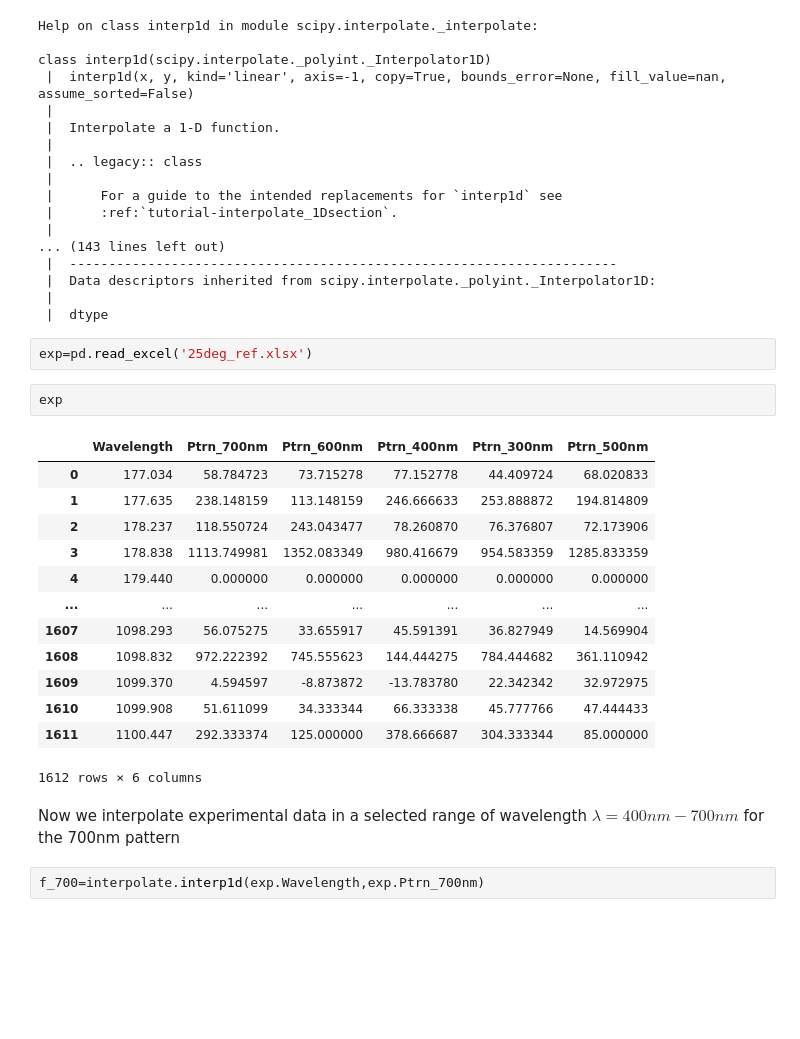
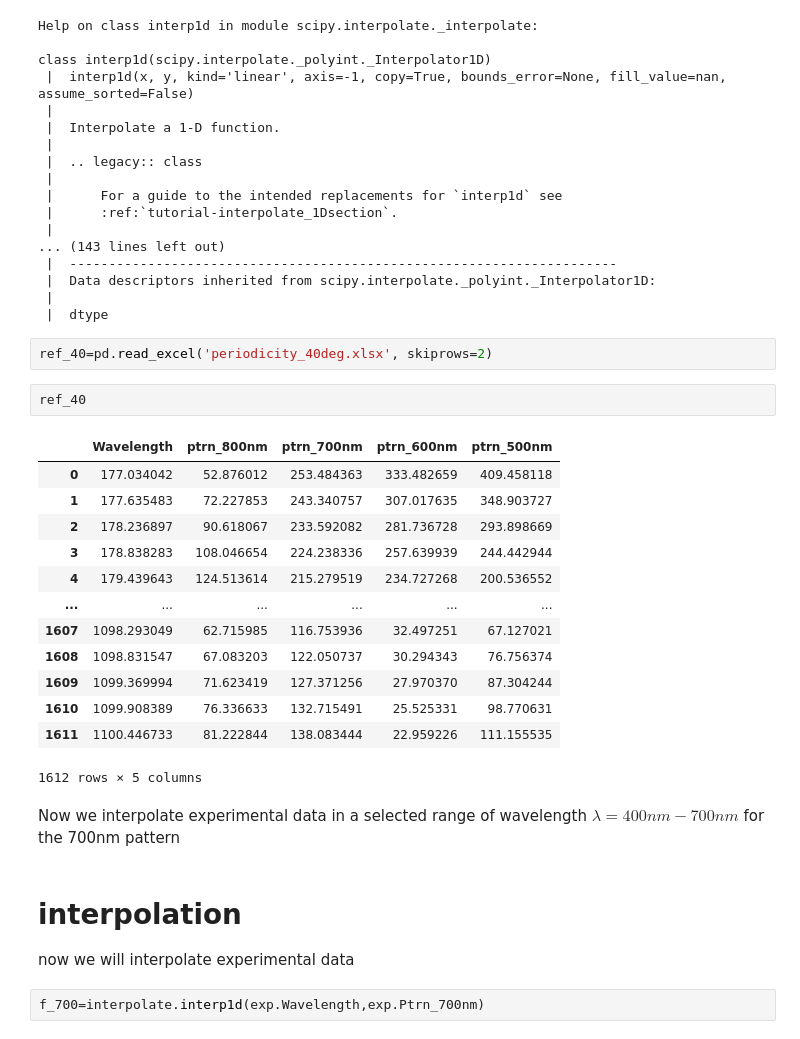
Before and after one commit to Feymankamal/Chromaticity-1931, a Jupyter notebook: colour_map.ipynb, the cells around one changed output. Cells and saved outputs as stored; diff of their text form; blank space fills up the shorter version.

Commit message:
work with real experimental data

```diff
--- a/colour_map.ipynb
+++ b/colour_map.ipynb
@@ -150,25 +150,28 @@ class interp1d(scipy.interpolate._polyint._Interpolator1D)
  |
  |  dtype
 # %%
-exp=pd.read_excel('25deg_ref.xlsx')
+ref_40=pd.read_excel('periodicity_40deg.xlsx', skiprows=2)
-# %%
-exp
-# %% [output]
-|  | Wavelength | Ptrn_700nm | Ptrn_600nm | Ptrn_400nm | Ptrn_300nm | Ptrn_500nm |
-| 0 | 177.034 | 58.784723 | 73.715278 | 77.152778 | 44.409724 | 68.020833 |
-| 1 | 177.635 | 238.148159 | 113.148159 | 246.666633 | 253.888872 | 194.814809 |
-| 2 | 178.237 | 118.550724 | 243.043477 | 78.260870 | 76.376807 | 72.173906 |
-| 3 | 178.838 | 1113.749981 | 1352.083349 | 980.416679 | 954.583359 | 1285.833359 |
-| 4 | 179.440 | 0.000000 | 0.000000 | 0.000000 | 0.000000 | 0.000000 |
-| ... | ... | ... | ... | ... | ... | ... |
-| 1607 | 1098.293 | 56.075275 | 33.655917 | 45.591391 | 36.827949 | 14.569904 |
-| 1608 | 1098.832 | 972.222392 | 745.555623 | 144.444275 | 784.444682 | 361.110942 |
-| 1609 | 1099.370 | 4.594597 | -8.873872 | -13.783780 | 22.342342 | 32.972975 |
-| 1610 | 1099.908 | 51.611099 | 34.333344 | 66.333338 | 45.777766 | 47.444433 |
-| 1611 | 1100.447 | 292.333374 | 125.000000 | 378.666687 | 304.333344 | 85.000000 |
-1612 rows × 6 columns
+# %%
+ref_40
+# %% [output]
+|  | Wavelength | ptrn_800nm | ptrn_700nm | ptrn_600nm | ptrn_500nm |
+| 0 | 177.034042 | 52.876012 | 253.484363 | 333.482659 | 409.458118 |
+| 1 | 177.635483 | 72.227853 | 243.340757 | 307.017635 | 348.903727 |
+| 2 | 178.236897 | 90.618067 | 233.592082 | 281.736728 | 293.898669 |
+| 3 | 178.838283 | 108.046654 | 224.238336 | 257.639939 | 244.442944 |
+| 4 | 179.439643 | 124.513614 | 215.279519 | 234.727268 | 200.536552 |
+| ... | ... | ... | ... | ... | ... |
+| 1607 | 1098.293049 | 62.715985 | 116.753936 | 32.497251 | 67.127021 |
+| 1608 | 1098.831547 | 67.083203 | 122.050737 | 30.294343 | 76.756374 |
+| 1609 | 1099.369994 | 71.623419 | 127.371256 | 27.970370 | 87.304244 |
+| 1610 | 1099.908389 | 76.336633 | 132.715491 | 25.525331 | 98.770631 |
+| 1611 | 1100.446733 | 81.222844 | 138.083444 | 22.959226 | 111.155535 |
+1612 rows × 5 columns
 # %% [markdown]
 Now we interpolate experimental data in a selected range of wavelength $\lambda=400nm-700nm$ for the 700nm pattern
+# %% [markdown]
+# interpolation
+now we will interpolate experimental data
 # %%
 f_700=interpolate.interp1d(exp.Wavelength,exp.Ptrn_700nm)
 # %%
```
Also changed, not shown: parts of 30 cells of this notebook.
